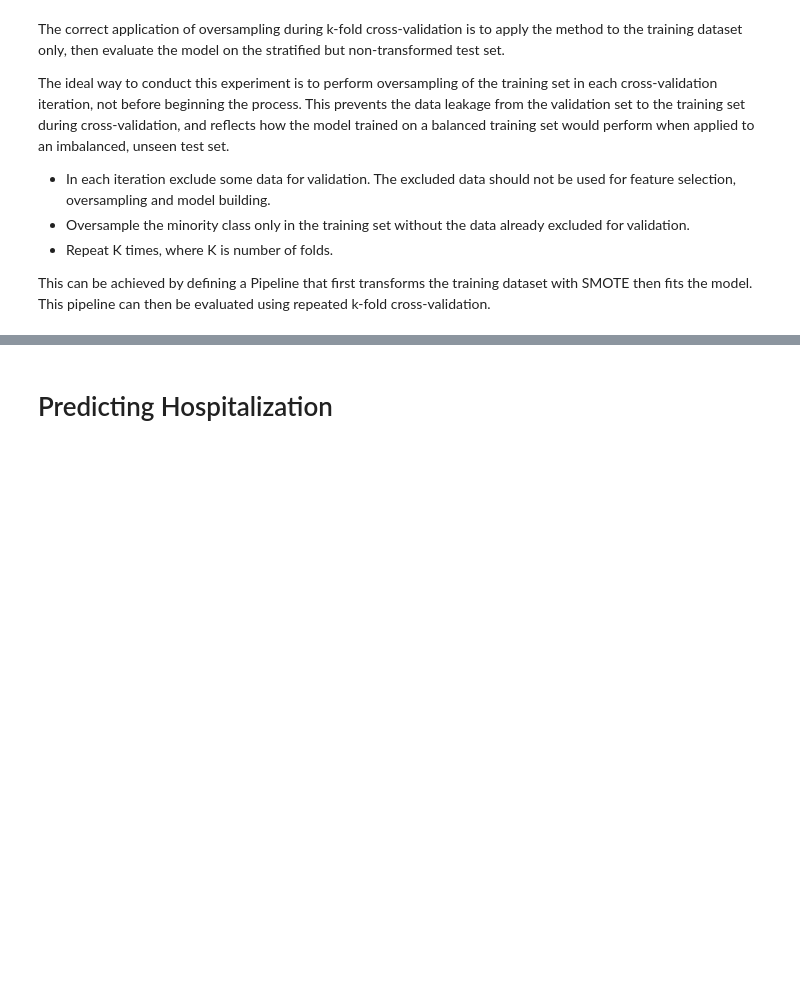
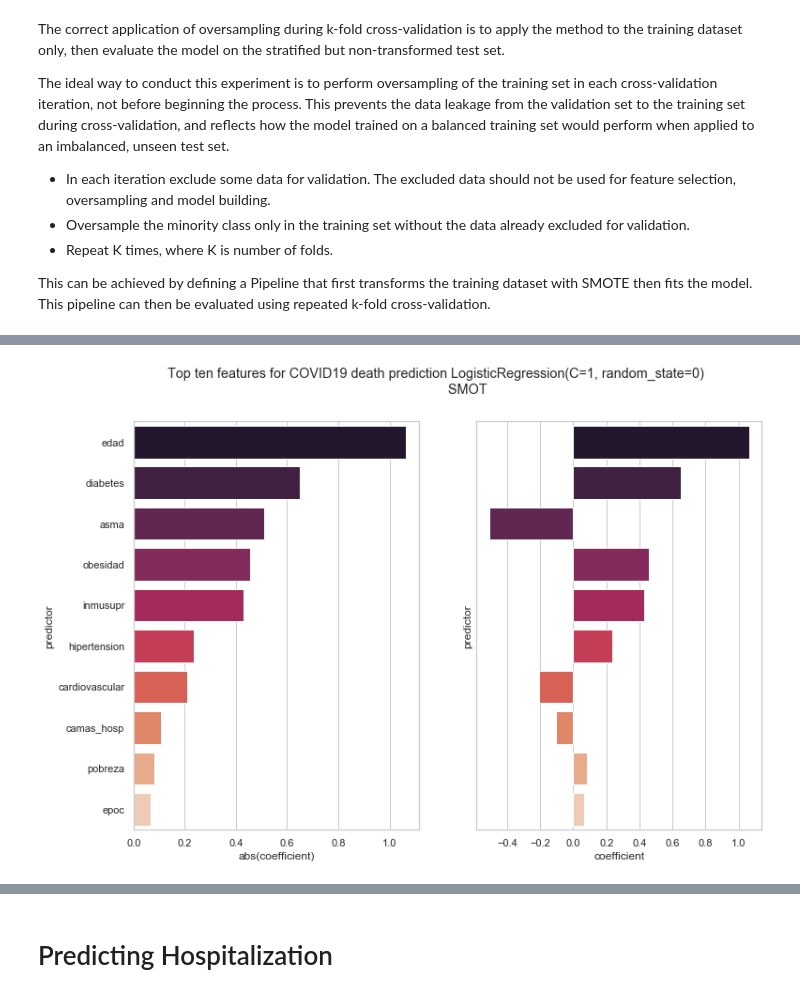
Before and after one commit to ml-project-2020/covid, a Jupyter notebook: Logistic Regression.ipynb, the cells around one changed output, grey strips where cells are left out. Drawn from its saved outputs; the diff is of its cells as text; code cells hidden in the pictures; blank space fills up the shorter version.

```diff
--- a/Logistic Regression.ipynb
+++ b/Logistic Regression.ipynb
@@ -110,0 +133,27 @@ LogisticRegression(C=100, random_state=0)
+# %%
+import seaborn as sns
+
+best_model = grid_d.best_estimator_.get_params()['steps'][1][1]
+
+coeffs = pd.DataFrame.from_dict({'predictor':features,
+                                 'coefficient':best_model.coef_.flatten(),
+                                 'abs_coeffient':abs(best_model.coef_.flatten())})
+coeffs.sort_values(by='abs_coeffient', inplace=True,ascending=False)
+
+sns.set(style="whitegrid")
+fig, ax = plt.subplots(1,2)
+fig.set_size_inches(12, 8)
+plt.suptitle('''Top ten features for COVID19 death prediction {}
+                SMOT'''.format(best_model))
+
+plt.sca(ax[0])
+sns.barplot(x="abs_coeffient", y="predictor", data=coeffs[0:10],
+            palette="rocket")
+ax[0].set_xlabel('abs(coefficient)')
+
+plt.sca(ax[1])
+sns.barplot(x="coefficient", y="predictor", data=coeffs[0:10],
+            palette="rocket")
+plt.setp(ax[1],yticks=[]);
+# %% [output]
+[figure, added]
```
Also changed, not shown: parts of 16 cells of this notebook.
